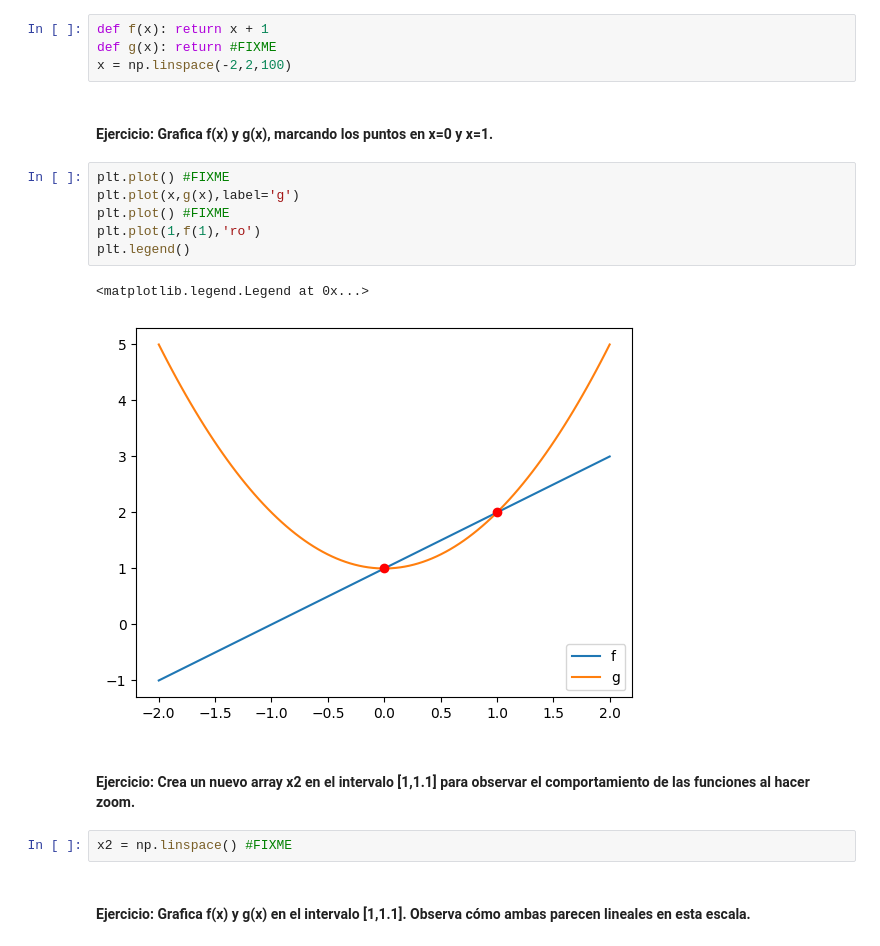
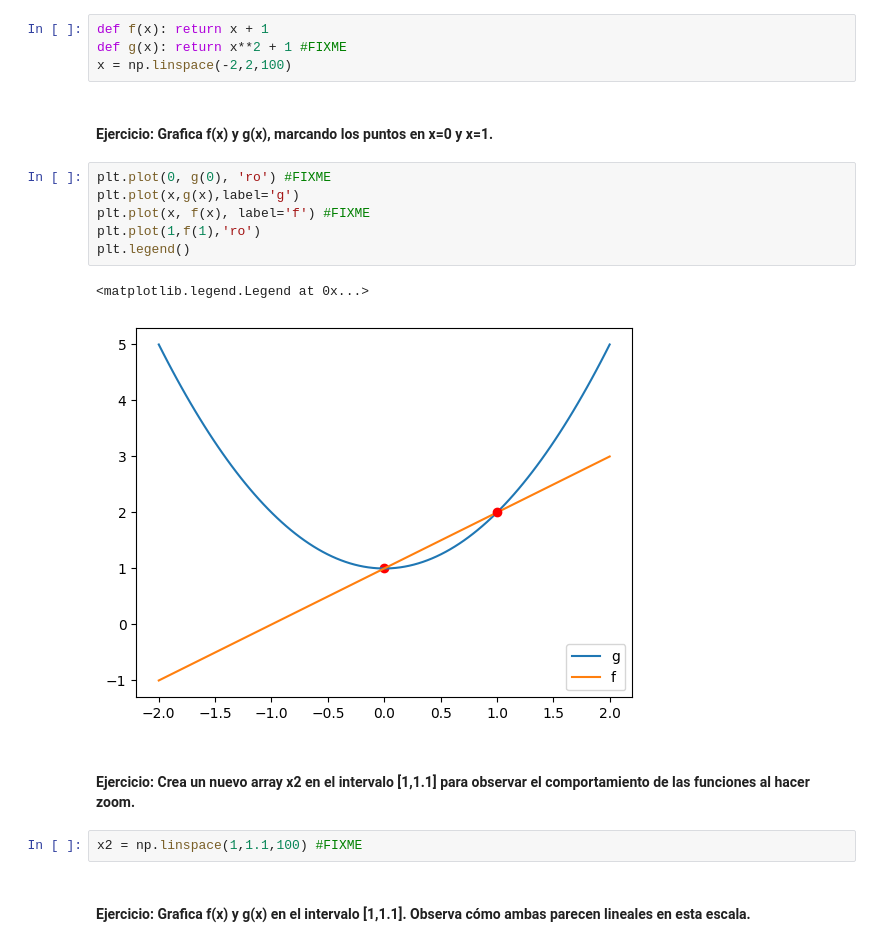
Before and after one commit to Alvaro-diez/Desarrollo-generativa, a Jupyter notebook: solutions/3. algebra-calculo-estadistica-01.ipynb, the cells around one changed output. Drawn from its saved outputs; the diff is of its cells as text.

```diff
--- a/solutions/3. algebra-calculo-estadistica-01.ipynb
+++ b/solutions/3. algebra-calculo-estadistica-01.ipynb
@@ -28,23 +26,23 @@ $$
 #### para analizar sus derivadas.
 # %%
 def f(x): return x + 1
-def g(x): return #FIXME
+def g(x): return x**2 + 1 #FIXME
 x = np.linspace(-2,2,100)
 # %% [markdown]
 #### Ejercicio: Grafica f(x) y g(x), marcando los puntos en x=0 y x=1.
 # %%
-plt.plot() #FIXME
+plt.plot(0, g(0), 'ro') #FIXME
 plt.plot(x,g(x),label='g')
-plt.plot() #FIXME
+plt.plot(x, f(x), label='f') #FIXME
 plt.plot(1,f(1),'ro')
 plt.legend()
 # %% [output]
 <matplotlib.legend.Legend at 0x...>
-[figure, old version]
+[figure, new version]
 # %% [markdown]
 #### Ejercicio:  Crea un nuevo array x2 en el intervalo [1,1.1] para observar el comportamiento de las funciones al hacer zoom.
 # %%
-x2 = np.linspace() #FIXME
+x2 = np.linspace(1,1.1,100) #FIXME
 # %% [markdown]
 #### Ejercicio:  Grafica f(x) y g(x) en el intervalo [1,1.1]. Observa cómo ambas parecen lineales en esta escala.
 # %%
```
Also changed, not shown: parts of 34 cells of this notebook, 2 other files.
